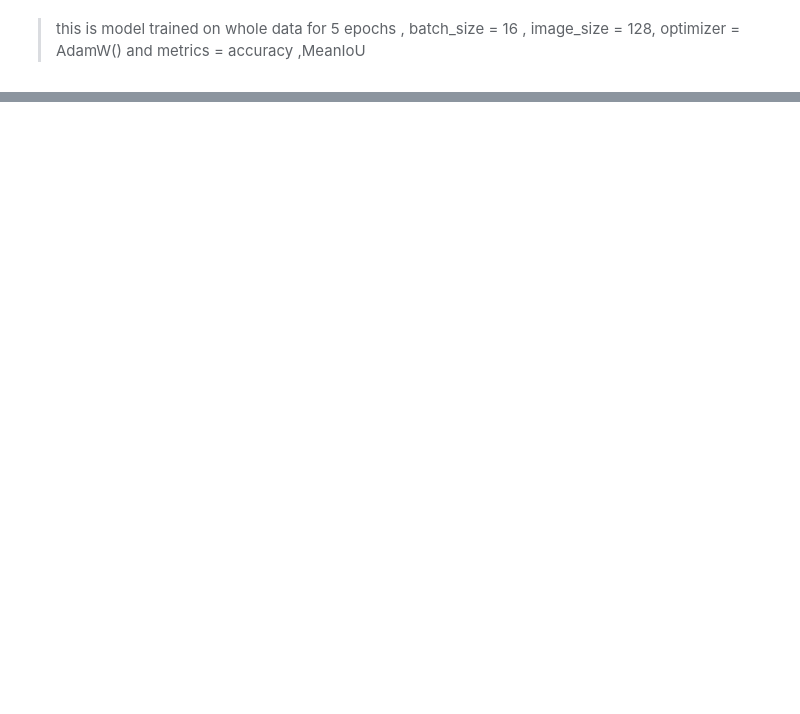
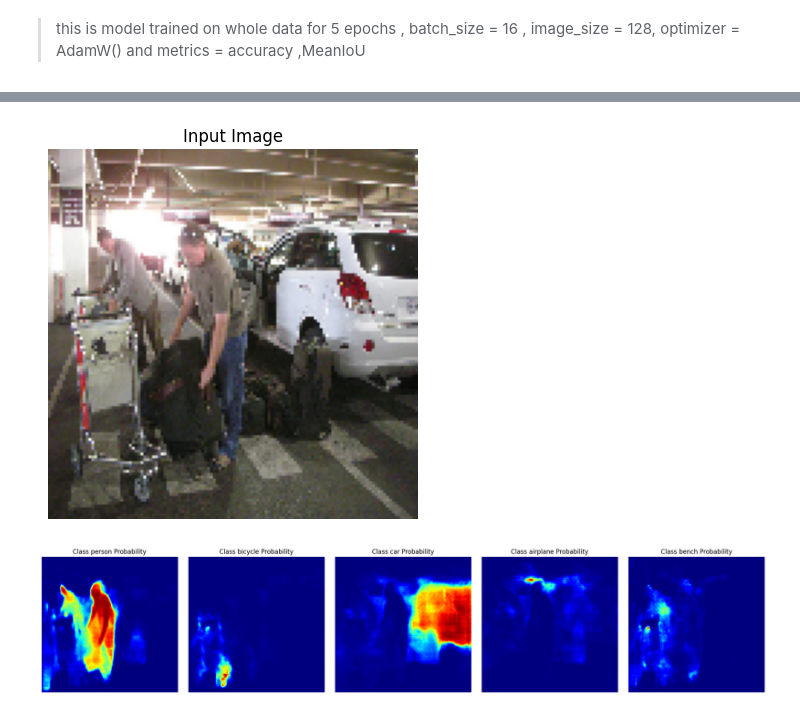
Before and after one commit to chaitanyakumargunuru/Deep_learning, a Jupyter notebook: coco-image-segmentation.ipynb, the cells around one changed output, grey strips where cells are left out. Drawn from its saved outputs; the diff is of its cells as text; code cells hidden in the pictures; blank space fills up the shorter version.

Commit message:
Kaggle Notebook | COCO Image Segmentation  | unet_instance_segmentation_version_2

```diff
--- a/coco-image-segmentation.ipynb
+++ b/coco-image-segmentation.ipynb
@@ -848,0 +824,17 @@ plt.show()
+# %%
+class MeanIoUMetric(tf.keras.metrics.Metric):
+    def __init__(self, num_classes, name='mean_iou', **kwargs):
+        super(MeanIoUMetric, self).__init__(name=name, **kwargs)
+        self.num_classes = num_classes
+        self.iou = tf.keras.metrics.MeanIoU(num_classes=num_classes)
+
+    def update_state(self, y_true, y_pred, sample_weight=None):
+        y_true = tf.argmax(y_true, axis=-1)
+        y_pred = tf.argmax(y_pred, axis=-1)
+        return self.iou.update_state(y_true, y_pred, sample_weight)
+
+    def result(self):
+        return self.iou.result()
+
+    def reset_states(self):
+        return self.iou.reset_states()
@@ -848,0 +891,60 @@ plt.show()
+# %%
+n_classes = 81
+class MeanIoUMetric(tf.keras.metrics.Metric):
+    def __init__(self, num_classes, name='mean_iou', **kwargs):
+        super(MeanIoUMetric, self).__init__(name=name, **kwargs)
+        self.num_classes = num_classes
+        self.iou = tf.keras.metrics.MeanIoU(num_classes=num_classes)
+
+    def update_state(self, y_true, y_pred, sample_weight=None):
+        y_true = tf.argmax(y_true, axis=-1)
+        y_pred = tf.argmax(y_pred, axis=-1)
+        return self.iou.update_state(y_true, y_pred, sample_weight)
+
+    def result(self):
+        return self.iou.result()
+
+    def reset_states(self):
+        return self.iou.reset_states()
+
+
+
+image_size = (128, 128)  # Make sure this matches training
+
+def preprocess_image(image_path, target_size=image_size):
+    image = tf.io.read_file(image_path)
+    image = tf.image.decode_image(image, channels=3)
+    image = tf.image.convert_image_dtype(image, tf.float32)
+    image = tf.image.resize(image, target_size)
+    image = tf.expand_dims(image, axis=0)  # (1, H, W, 3)
+    return image
+
+
+# model = tf.keras.models.load_model(
+#     "//content/drive/MyDrive/unet_adamw_multi_class_10.h5",custom_objects={"mean_iou":MeanIoUMetric(num_classes=n_classes)}
+# )
+# img = preprocess_image("/content/drive/MyDrive/07cd2d32-1593-4e2c-946e-bd317b4e92f1.jpeg")
+# x = img
+x , y = val_generator[9]
+
+y_probas = np.stack([model(x, training=True) for _ in range(3)])
+y_pred = y_probas.mean(axis=0)
+# Original image
+
+plt.imshow(x[0])
+plt.title("Input Image")
+plt.axis('off')
+
+# ✅ Add this to visualize probabilities for 5 classes
+fig, axes = plt.subplots(1, 5, figsize=(20, 4))
+for i, class_id in enumerate([1, 2, 3, 5, 15]):  # Pick any class indices
+    axes[i].imshow(y_pred[0, :, :, class_id], cmap="jet")
+    cat_info = coco_val.loadCats(class_id)[0]
+    cat_name = cat_info['name']
+    axes[i].set_title(f"Class {cat_name} Probability")
+    axes[i].axis("off")
+plt.tight_layout()
+plt.show()
+# %% [output]
+[figure, added]
+[figure, added]
```
Also changed, not shown: parts of 20 cells of this notebook.
